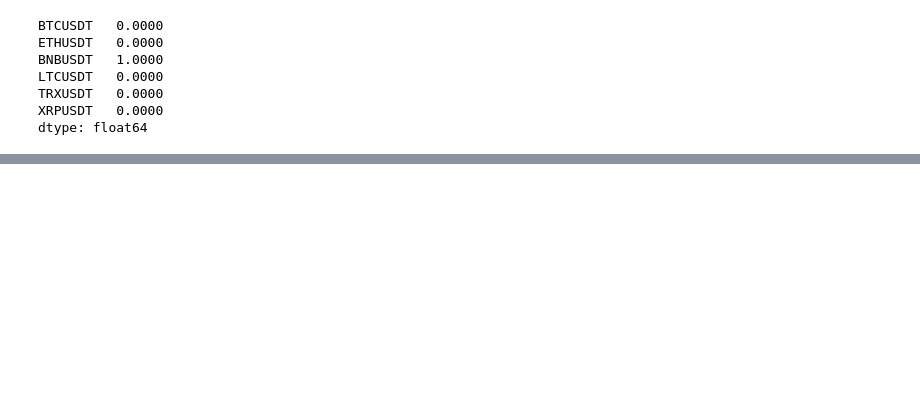
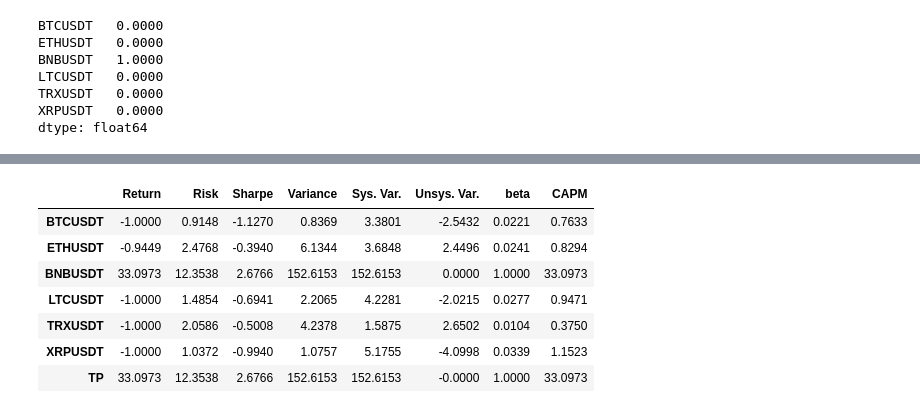
Before and after one commit to streetyoga/atapi, a Jupyter notebook: atf/atf.ipynb, the cells around one changed output, grey strips where cells are left out. Saved outputs shown, nothing was run; the diff lists cells and outputs as text; code cells hidden in the pictures; blank space fills up the shorter version.

Commit message:
beta, CAPM

```diff
--- a/atf/atf.ipynb
+++ b/atf/atf.ipynb
@@ -206,0 +208,3 @@ returns
+# %%
+COV = returns.cov()*365.25
+COV
@@ -206,0 +228,5 @@ returns
+# %%
+# Systematic & Unsystematic Risk in Variance
+stats['Sys. Var.'] = COV.iloc[:,-1]
+stats['Unsys. Var.'] = stats['Variance'].sub(stats['Sys. Var.'])
+stats
@@ -206,0 +242,4 @@ returns
+# %%
+# Normalize == beta
+stats['beta'] = stats['Sys. Var.'] / stats.loc['TP', 'Sys. Var.']
+stats
@@ -206,0 +255,13 @@ returns
+# %%
+# Expected Return
+stats["CAPM"] = riskfree_return + (stats.loc["TP", "Return"] - riskfree_return) * stats.beta
+stats
+# %% [output]
+|  | Return | Risk | Sharpe | Variance | Sys. Var. | Unsys. Var. | beta | CAPM |
+| BTCUSDT | -1.0000 | 0.9148 | -1.1270 | 0.8369 | 3.3801 | -2.5432 | 0.0221 | 0.7633 |
+| ETHUSDT | -0.9449 | 2.4768 | -0.3940 | 6.1344 | 3.6848 | 2.4496 | 0.0241 | 0.8294 |
+| BNBUSDT | 33.0973 | 12.3538 | 2.6766 | 152.6153 | 152.6153 | 0.0000 | 1.0000 | 33.0973 |
+| LTCUSDT | -1.0000 | 1.4854 | -0.6941 | 2.2065 | 4.2281 | -2.0215 | 0.0277 | 0.9471 |
+| TRXUSDT | -1.0000 | 2.0586 | -0.5008 | 4.2378 | 1.5875 | 2.6502 | 0.0104 | 0.3750 |
+| XRPUSDT | -1.0000 | 1.0372 | -0.9940 | 1.0757 | 5.1755 | -4.0998 | 0.0339 | 1.1523 |
+| TP | 33.0973 | 12.3538 | 2.6766 | 152.6153 | 152.6153 | -0.0000 | 1.0000 | 33.0973 |
```
Also changed, not shown: parts of 17 cells of this notebook, 1 other file.
